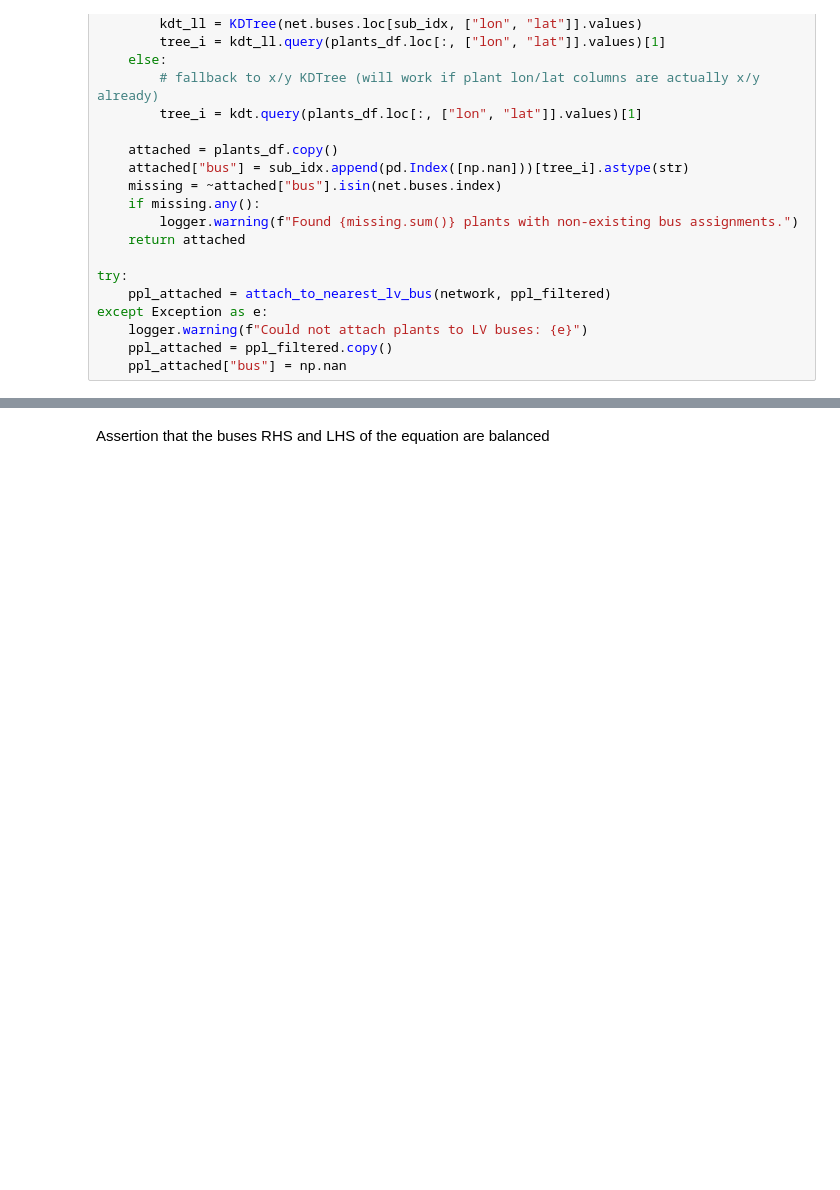
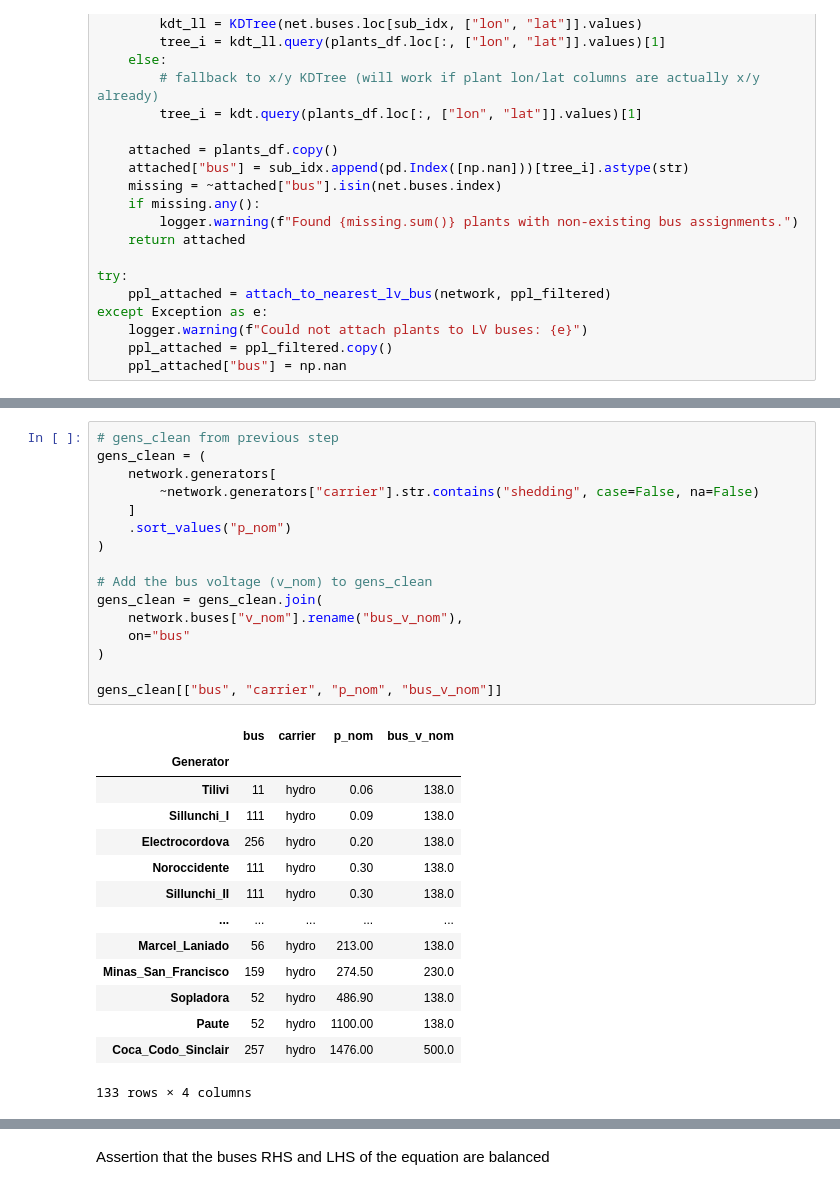
Before and after one commit to Fernando3161/EcuadorElectricGrid, a Jupyter notebook: notebooks/08_2017_Consistency_Check.ipynb, the cells around one changed output, grey strips where cells are left out. Drawn from its saved outputs; the diff is of its cells as text; blank space fills up the shorter version.

```diff
--- a/notebooks/08_2017_Consistency_Check.ipynb
+++ b/notebooks/08_2017_Consistency_Check.ipynb
@@ -524,3 +525,34 @@ except Exception as e:
+# %%
+# gens_clean from previous step
+gens_clean = (
+    network.generators[
+        ~network.generators["carrier"].str.contains("shedding", case=False, na=False)
+    ]
+    .sort_values("p_nom")
+)
+
+# Add the bus voltage (v_nom) to gens_clean
+gens_clean = gens_clean.join(
+    network.buses["v_nom"].rename("bus_v_nom"),
+    on="bus"
+)
+
+gens_clean[["bus", "carrier", "p_nom", "bus_v_nom"]]
+# %% [output]
+|  | bus | carrier | p_nom | bus_v_nom |
+| Generator |  |  |  |  |
+| Tilivi | 11 | hydro | 0.06 | 138.0 |
+| Sillunchi_I | 111 | hydro | 0.09 | 138.0 |
+| Electrocordova | 256 | hydro | 0.20 | 138.0 |
+| Noroccidente | 111 | hydro | 0.30 | 138.0 |
+| Sillunchi_II | 111 | hydro | 0.30 | 138.0 |
+| ... | ... | ... | ... | ... |
+| Marcel_Laniado | 56 | hydro | 213.00 | 138.0 |
+| Minas_San_Francisco | 159 | hydro | 274.50 | 230.0 |
+| Sopladora | 52 | hydro | 486.90 | 138.0 |
+| Paute | 52 | hydro | 1100.00 | 138.0 |
+| Coca_Codo_Sinclair | 257 | hydro | 1476.00 | 500.0 |
+133 rows × 4 columns
 # %%
 # 6) Technology costs merge
 try:
```
Also changed, not shown: parts of 32 cells of this notebook, 1 other file.
